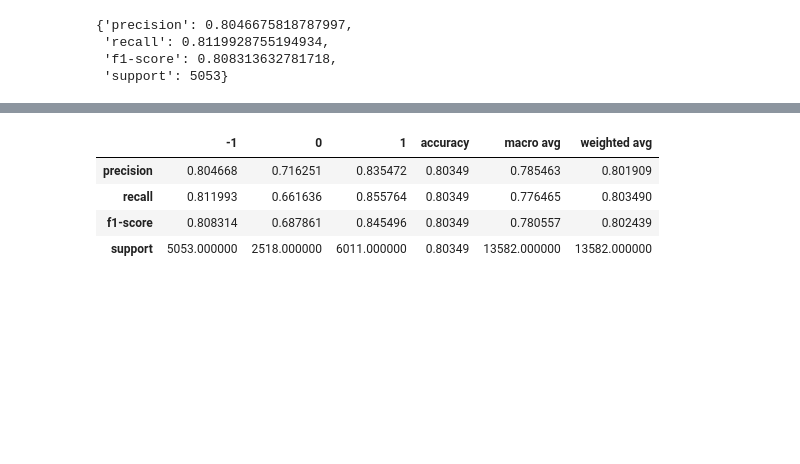
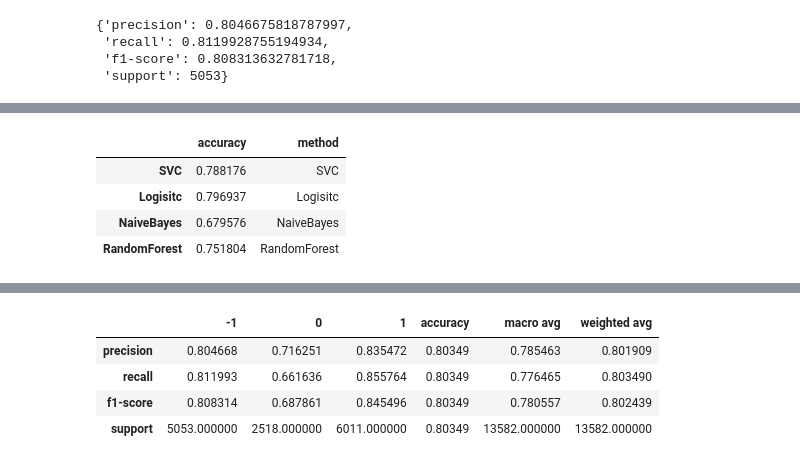
Before and after one commit to cpud/kaggle, a Jupyter notebook: covid/corona_tweets_v2.ipynb, the cells around one changed output, grey strips where cells are left out. Saved outputs shown, nothing was run; the diff lists cells and outputs as text; code cells hidden in the pictures; blank space fills up the shorter version.

```diff
--- a/covid/corona_tweets_v2.ipynb
+++ b/covid/corona_tweets_v2.ipynb
@@ -274,3 +288,5 @@ neg_svc
  'recall': 0.8119928755194934,
  'f1-score': 0.808313632781718,
  'support': 5053}
+# %%
+count_acc, count_clf = models(clf, CountVectorizer(), X_train, X_test, y_train, y_test)
@@ -288,3 +322,13 @@ tfidf_acc_df
+# %%
+count_acc_df = pd.DataFrame.from_dict(count_acc, orient = 'index', columns = ['accuracy'])
+count_acc_df['method'] = count_acc_df.index
+count_acc_df
+# %% [output]
+|  | accuracy | method |
+| SVC | 0.788176 | SVC |
+| Logisitc | 0.796937 | Logisitc |
+| NaiveBayes | 0.679576 | NaiveBayes |
+| RandomForest | 0.751804 | RandomForest |
 # %%
 tfidf_clf_df = pd.DataFrame.from_dict(tfidf_clf)
 # %%
```
Also changed, not shown: parts of 22 cells of this notebook.
